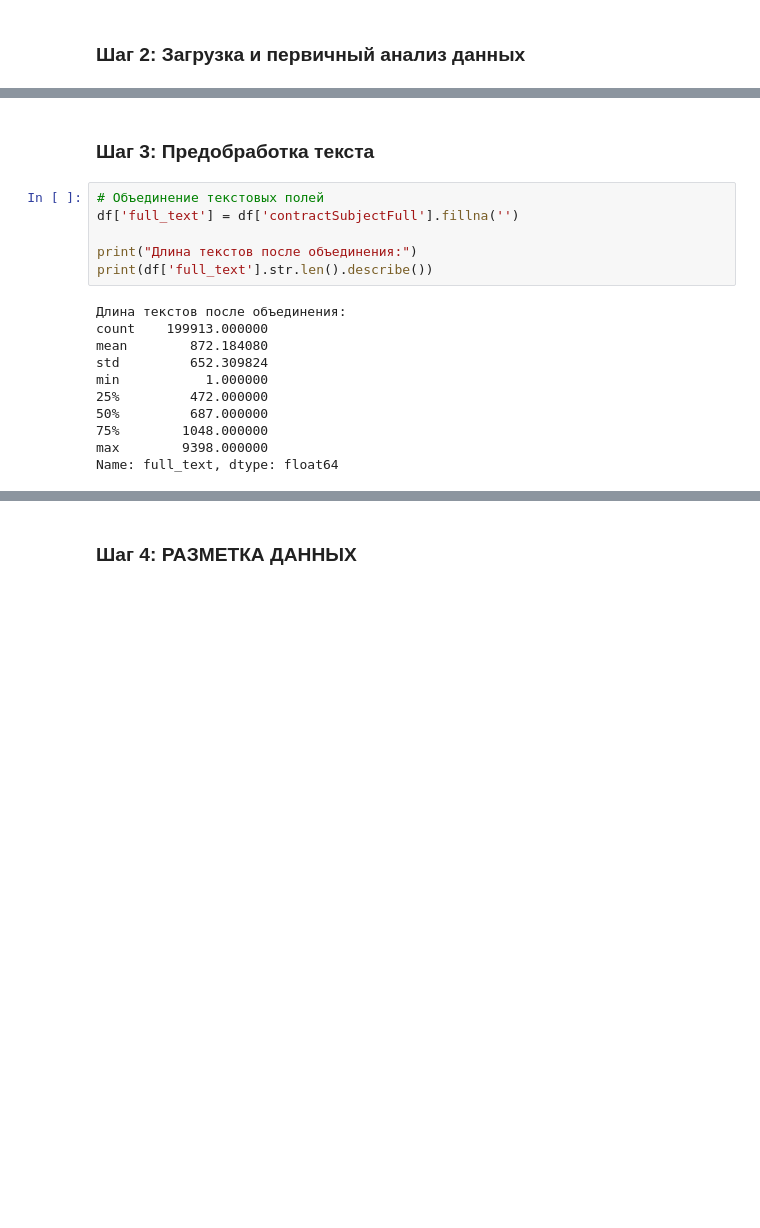
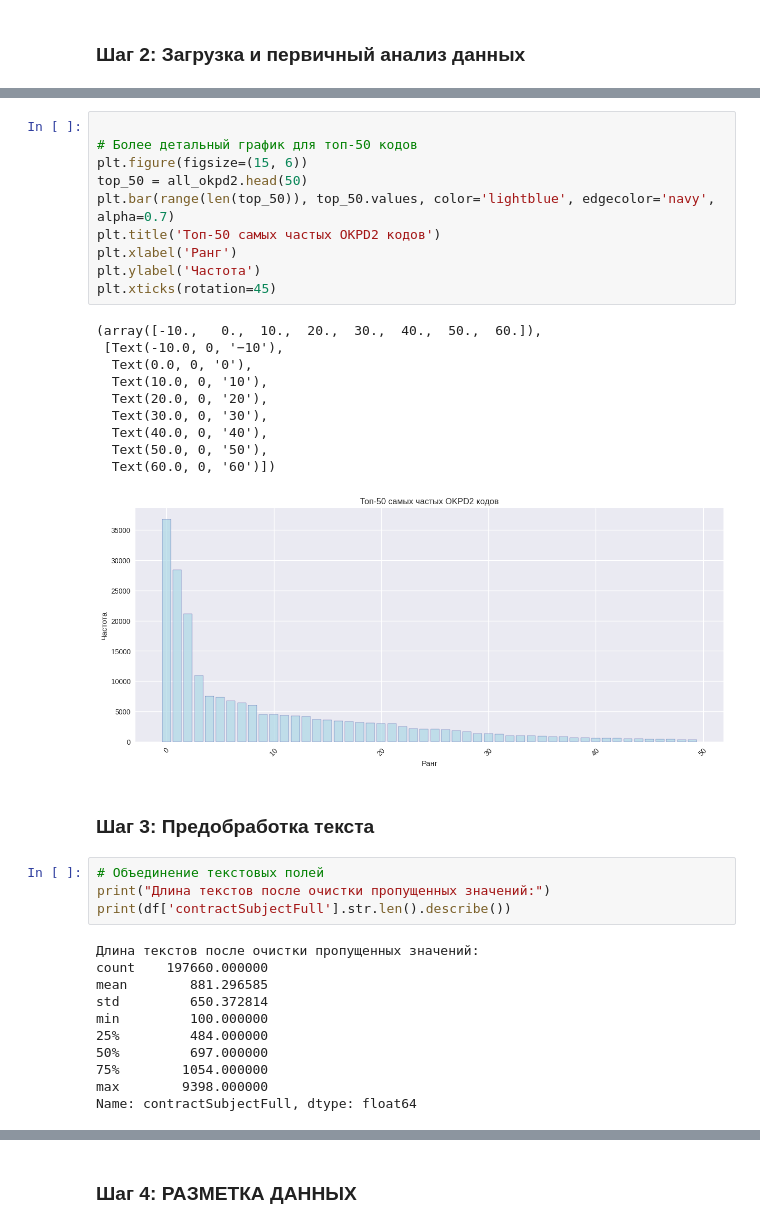
Before and after one commit to aldarovav/YearProject, a Jupyter notebook: analysis.ipynb, the cells around one changed output, grey strips where cells are left out. Drawn from its saved outputs; the diff is of its cells as text; blank space fills up the shorter version.

Commit message:
Text analysis

```diff
--- a/analysis.ipynb
+++ b/analysis.ipynb
@@ -177,22 +355,41 @@ dtype: object
+# %%
+
+# Более детальный график для топ-50 кодов
+plt.figure(figsize=(15, 6))
+top_50 = all_okpd2.head(50)
+plt.bar(range(len(top_50)), top_50.values, color='lightblue', edgecolor='navy', alpha=0.7)
+plt.title('Топ-50 самых частых OKPD2 кодов')
+plt.xlabel('Ранг')
+plt.ylabel('Частота')
+plt.xticks(rotation=45)
+# %% [output]
+(array([-10.,   0.,  10.,  20.,  30.,  40.,  50.,  60.]),
+ [Text(-10.0, 0, '−10'),
+  Text(0.0, 0, '0'),
+  Text(10.0, 0, '10'),
+  Text(20.0, 0, '20'),
+  Text(30.0, 0, '30'),
+  Text(40.0, 0, '40'),
+  Text(50.0, 0, '50'),
+  Text(60.0, 0, '60')])
+[figure, added]
 # %% [markdown]
 ### Шаг 3: Предобработка текста
 # %%
 # Объединение текстовых полей
-df['full_text'] = df['contractSubjectFull'].fillna('')
-
-print("Длина текстов после объединения:")
-print(df['full_text'].str.len().describe())
+print("Длина текстов после очистки пропущенных значений:")
+print(df['contractSubjectFull'].str.len().describe())
 # %% [output]
-Длина текстов после объединения:
-count    199913.000000
-mean        872.184080
-std         652.309824
-min           1.000000
-25%         472.000000
-50%         687.000000
-75%        1048.000000
+Длина текстов после очистки пропущенных значений:
+count    197660.000000
+mean        881.296585
+std         650.372814
+min         100.000000
+25%         484.000000
+50%         697.000000
+75%        1054.000000
 max        9398.000000
-Name: full_text, dtype: float64
+Name: contractSubjectFull, dtype: float64
 # %%
 # Базовая очистка текста
 def clean_text(text):
```
Also changed, not shown: parts of 26 cells of this notebook.
